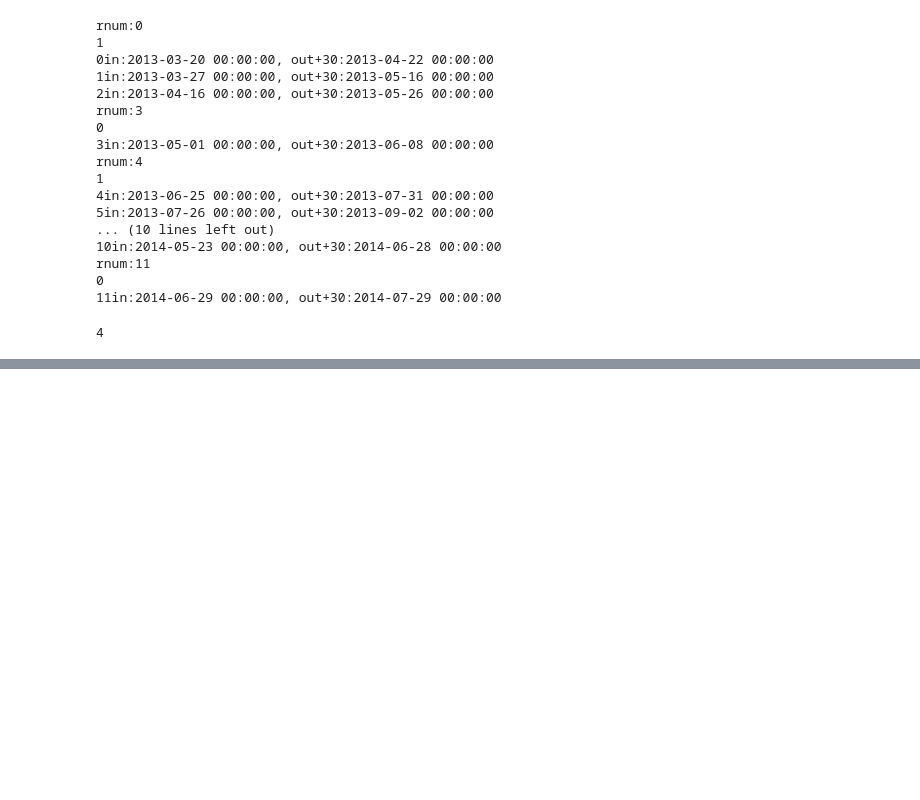
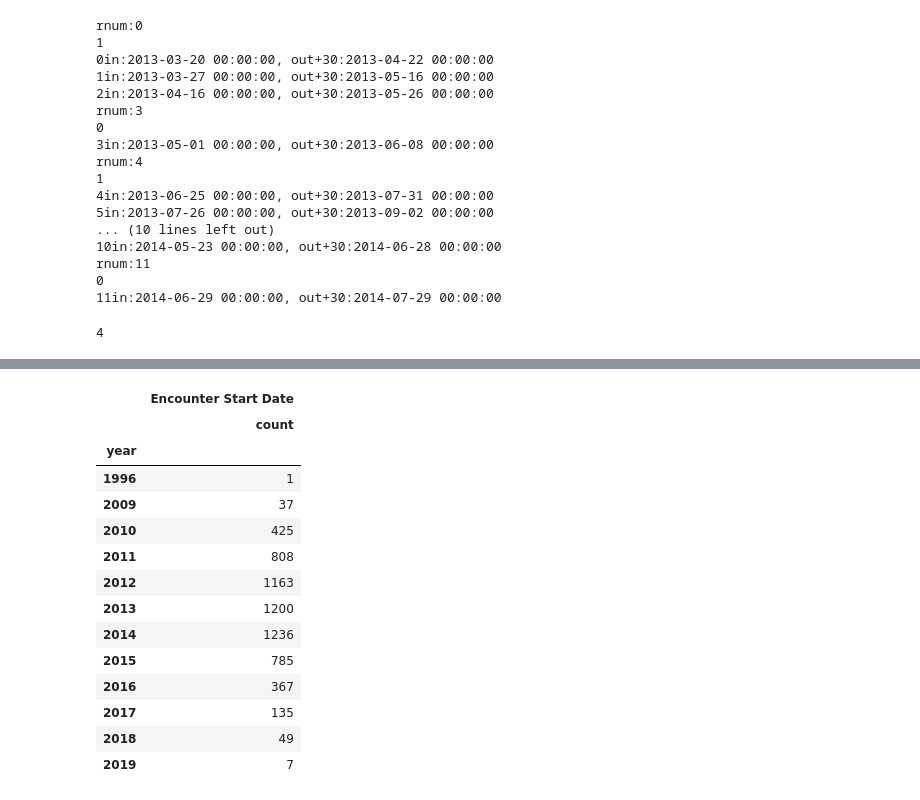
Before and after one commit to pfbabb/hostpital_readmission_analysis-jets, a Jupyter notebook: notebooks/EDA_babb.ipynb, the cells around one changed output, grey strips where cells are left out. Drawn from its saved outputs; the diff is of its cells as text; code cells hidden in the pictures; blank space fills up the shorter version.

```diff
--- a/notebooks/EDA_babb.ipynb
+++ b/notebooks/EDA_babb.ipynb
@@ -253,0 +259,18 @@ admis[admis[['Patient ID','Encounter Start Date' ]].duplicated(keep=False)].sort
+# %%
+admis[['Encounter Start Date']].groupby([admis['Encounter Start Date'].dt.year.rename('year')]).agg({'count'})
+# %% [output]
+|  | Encounter Start Date |
+|  | count |
+| year |  |
+| 1996 | 1 |
+| 2009 | 37 |
+| 2010 | 425 |
+| 2011 | 808 |
+| 2012 | 1163 |
+| 2013 | 1200 |
+| 2014 | 1236 |
+| 2015 | 785 |
+| 2016 | 367 |
+| 2017 | 135 |
+| 2018 | 49 |
+| 2019 | 7 |
```
Also changed, not shown: parts of 5 cells of this notebook, 3 other files.
